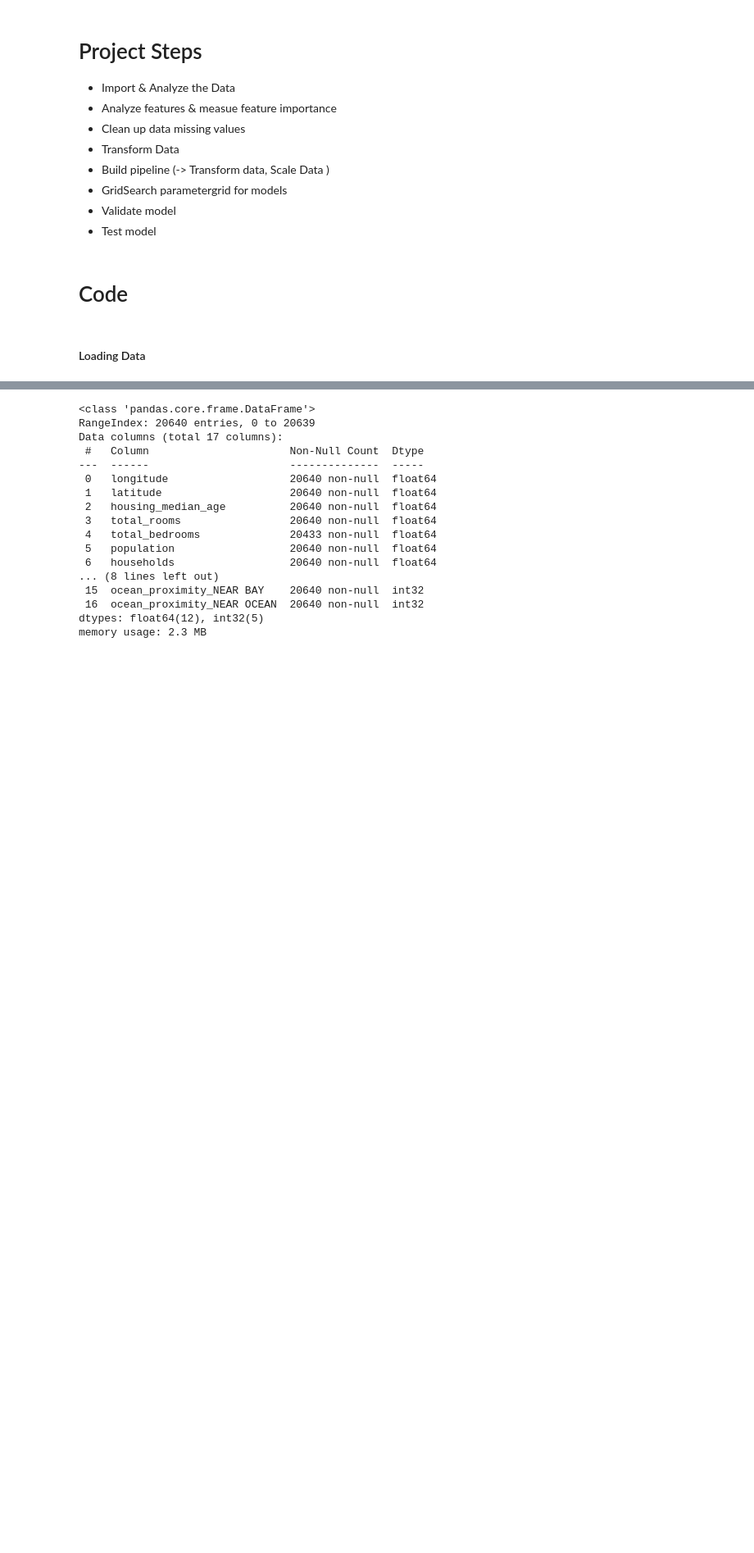
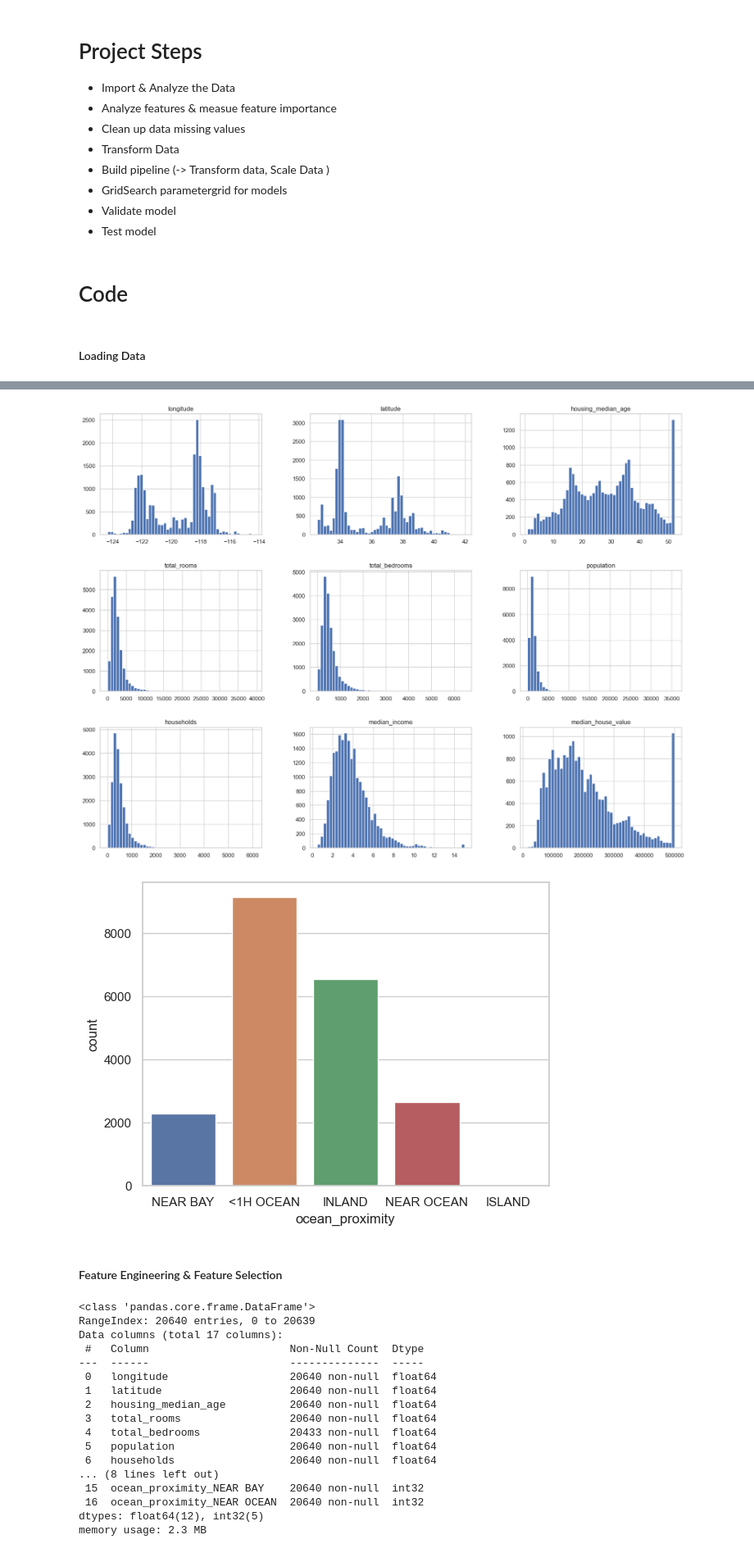
Before and after one commit to desmonddibba/house_prices, a Jupyter notebook: House_Prices.ipynb, the cells around one changed output, grey strips where cells are left out. Shown at 82% size. Saved outputs shown, nothing was run; the diff lists cells and outputs as text; code cells hidden in the pictures; blank space fills up the shorter version.

```diff
--- a/House_Prices.ipynb
+++ b/House_Prices.ipynb
@@ -51 +65,16 @@ imported_data.head()
+# %%
+sns.set(style="whitegrid")
+
+# Histograms of Original Data
+original_data.hist(bins=50, figsize=(20, 15))
+plt.show()
+
+# Bar plot for Ocean Proximity
+sns.countplot(x='ocean_proximity', data=original_data)
+plt.show()
+# %% [output]
+[figure, added]
+[figure, added]
+# %% [markdown]
+#### Feature Engineering & Feature Selection
 # %%
```
Also changed, not shown: parts of 26 cells of this notebook.
